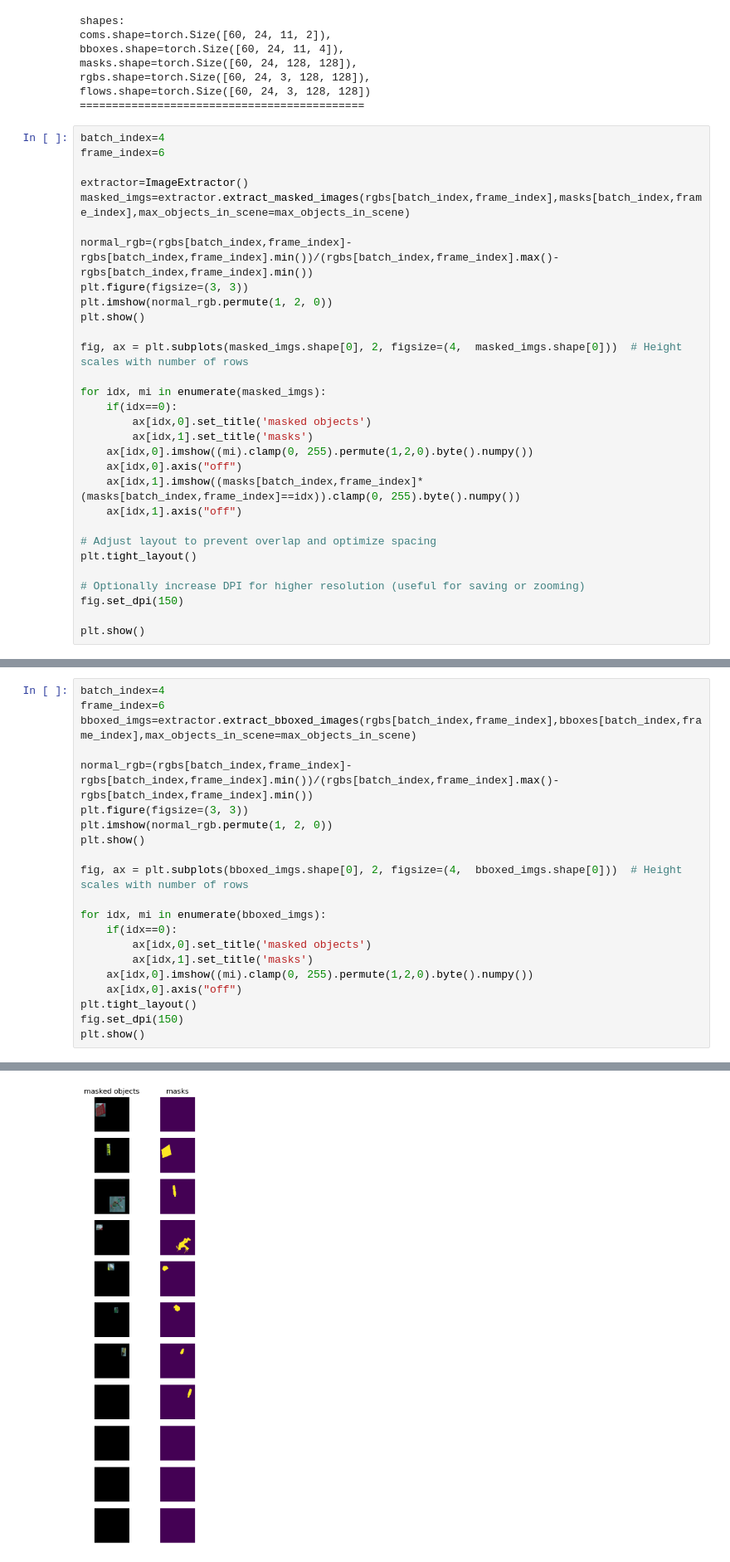
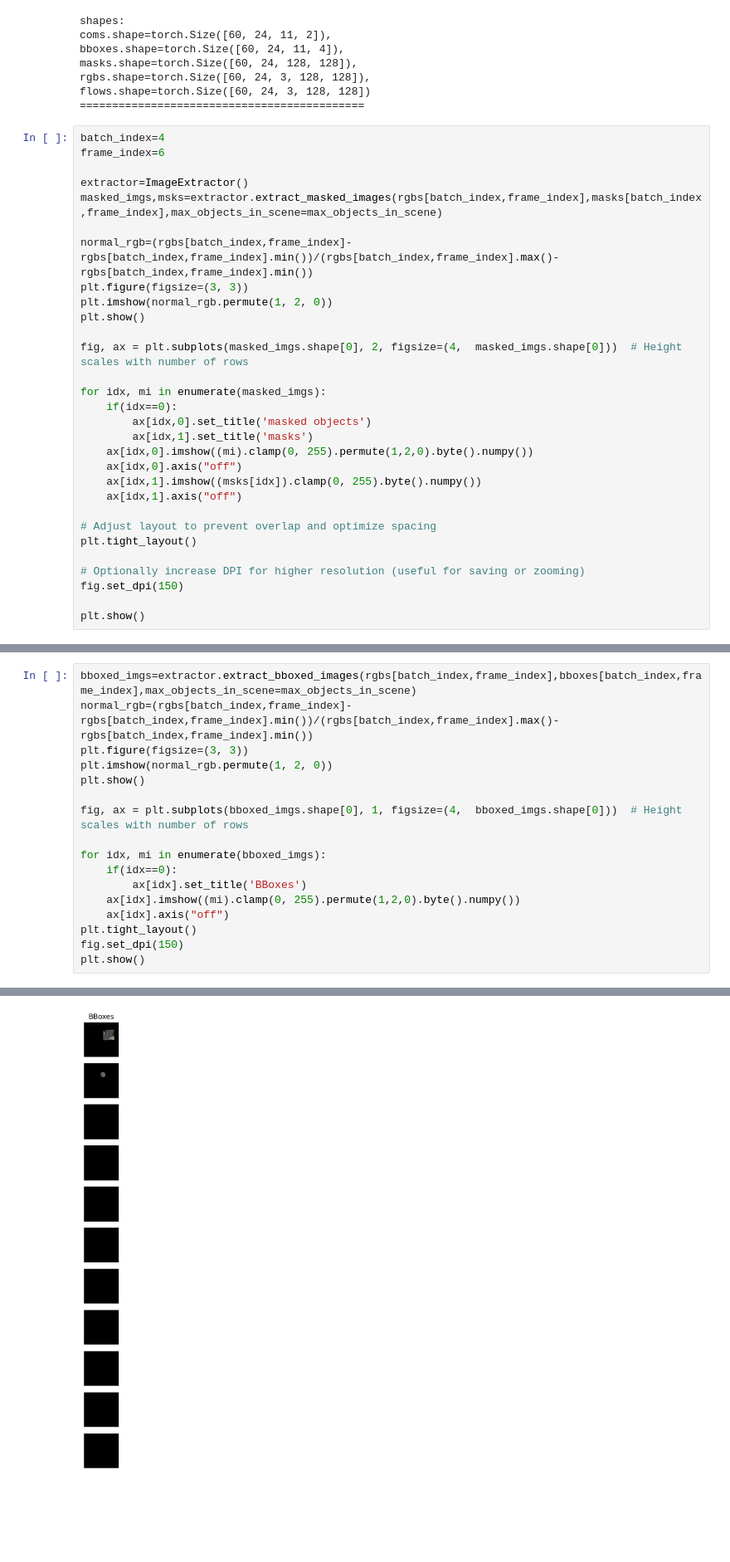
Before and after one commit to MasHBRS/VideoTracker, a Jupyter notebook: src/utils/util_test.ipynb, the cells around one changed output, grey strips where cells are left out. Shown at 83% size. Drawn from its saved outputs; the diff is of its cells as text; blank space fills up the shorter version.

```diff
--- a/src/utils/util_test.ipynb
+++ b/src/utils/util_test.ipynb
@@ -39,7 +39,7 @@ batch_index=4
 frame_index=6
 
 extractor=ImageExtractor()
-masked_imgs=extractor.extract_masked_images(rgbs[batch_index,frame_index],masks[batch_index,frame_index],max_objects_in_scene=max_objects_in_scene)
+masked_imgs,msks=extractor.extract_masked_images(rgbs[batch_index,frame_index],masks[batch_index,frame_index],max_objects_in_scene=max_objects_in_scene)
 
 normal_rgb=(rgbs[batch_index,frame_index]-rgbs[batch_index,frame_index].min())/(rgbs[batch_index,frame_index].max()-rgbs[batch_index,frame_index].min())
 plt.figure(figsize=(3, 3))
@@ -54,7 +54,7 @@ for idx, mi in enumerate(masked_imgs):
         ax[idx,1].set_title('masks')
     ax[idx,0].imshow((mi).clamp(0, 255).permute(1,2,0).byte().numpy())
     ax[idx,0].axis("off")
-    ax[idx,1].imshow((masks[batch_index,frame_index]*(masks[batch_index,frame_index]==idx)).clamp(0, 255).byte().numpy())
+    ax[idx,1].imshow((msks[idx]).clamp(0, 255).byte().numpy())
     ax[idx,1].axis("off")
 
 # Adjust layout to prevent overlap and optimize spacing
@@ -70,21 +70,17 @@ plt.show()
 # %%
-batch_index=4
-frame_index=6
 bboxed_imgs=extractor.extract_bboxed_images(rgbs[batch_index,frame_index],bboxes[batch_index,frame_index],max_objects_in_scene=max_objects_in_scene)
-
 normal_rgb=(rgbs[batch_index,frame_index]-rgbs[batch_index,frame_index].min())/(rgbs[batch_index,frame_index].max()-rgbs[batch_index,frame_index].min())
 plt.figure(figsize=(3, 3))
 plt.imshow(normal_rgb.permute(1, 2, 0))
 plt.show()
 
-fig, ax = plt.subplots(bboxed_imgs.shape[0], 2, figsize=(4,  bboxed_imgs.shape[0]))  # Height scales with number of rows
+fig, ax = plt.subplots(bboxed_imgs.shape[0], 1, figsize=(4,  bboxed_imgs.shape[0]))  # Height scales with number of rows
 
 for idx, mi in enumerate(bboxed_imgs):
     if(idx==0):
-        ax[idx,0].set_title('masked objects')
-        ax[idx,1].set_title('masks')
-    ax[idx,0].imshow((mi).clamp(0, 255).permute(1,2,0).byte().numpy())
-    ax[idx,0].axis("off")
+        ax[idx].set_title('BBoxes')
+    ax[idx].imshow((mi).clamp(0, 255).permute(1,2,0).byte().numpy())
+    ax[idx].axis("off")
 plt.tight_layout()
 fig.set_dpi(150)
 plt.show()
@@ -93 +89 @@ plt.show()
-[figure, old version]
+[figure, new version]
```
Also changed, not shown: parts of 2 cells of this notebook, 1 other file.
